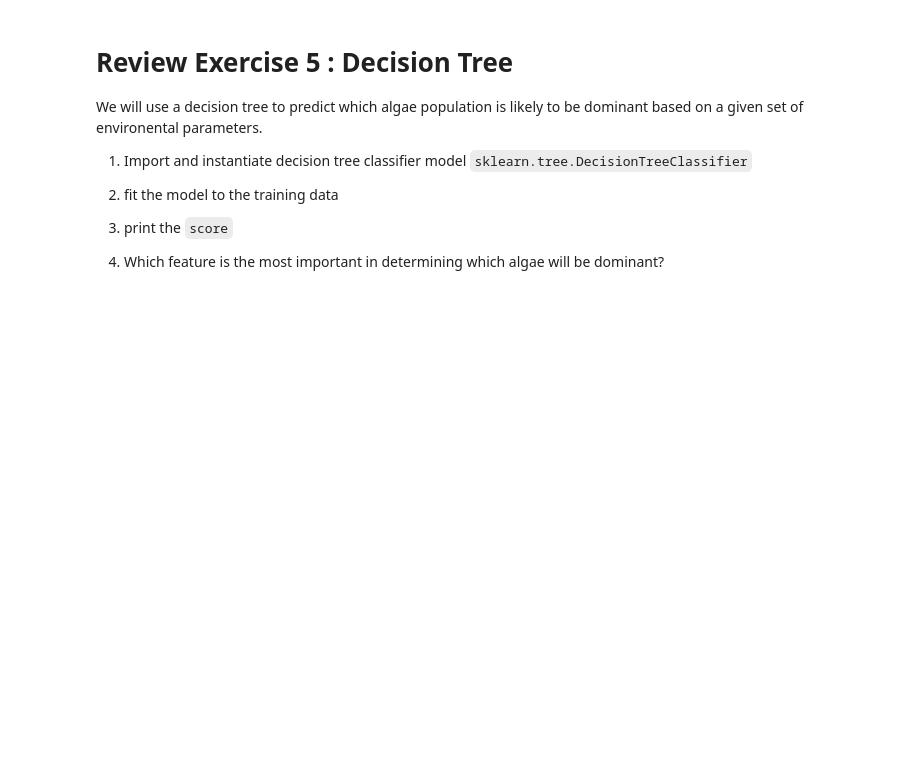
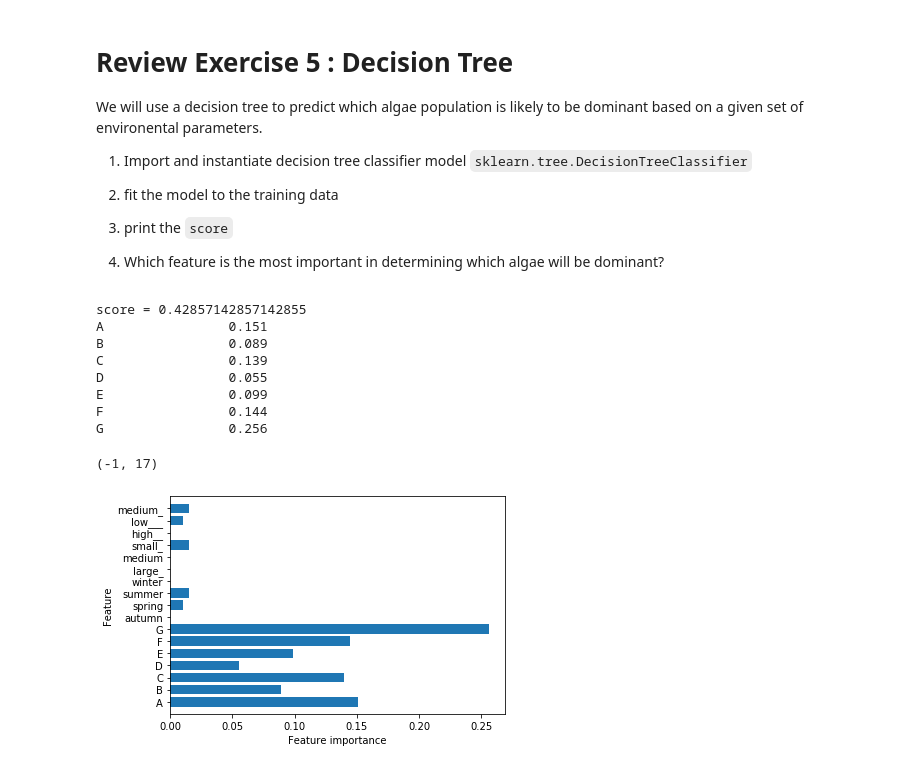
Before and after one commit to hphilamore/ILAS_PyEng2019, a Jupyter notebook: 10_MachineLearning2_SupervisedLearning_ClassMaterial.ipynb, the cells around one changed output. Cells and saved outputs as stored; diff of their text form; code cells hidden in the pictures; blank space fills up the shorter version.

```diff
--- a/10_MachineLearning2_SupervisedLearning_ClassMaterial.ipynb
+++ b/10_MachineLearning2_SupervisedLearning_ClassMaterial.ipynb
@@ -2227,3 +2352,17 @@ We will use a neural network to predict which algae population will be highest b
 1. Print the model to the *scaled* training data and print the score
 
 1. What is the impact of scaling the data on the accuracy of the model?
+# %%
+# Review Exercise 4
+# Example Solution
+
+from sklearn.neural_network import MLPClassifier # 1. import model
+mlp = MLPClassifier(random_state=0)
+
+
+mlp.fit(X_train, y_train)                       # 2. fit the model to the training data
+print(f"score = {mlp.score(X_test, y_test)}")
+
+
+mlp.fit(X_train_scaled, y_train)                # 3. fit model to SCALED traning data
+print(f"score (scaled): {mlp.score(X_test_scaled, y_test)}")
@@ -2239,3 +2381,47 @@ We will use a decision tree to predict which algae population is likely to be do
 1. print the `score`
 
 1. Which feature is the most important in determining which algae will be dominant?
+# %%
+# Review Exercise 5
+# Example Solution
+
+from sklearn.model_selection import train_test_split
+
+from sklearn.tree import DecisionTreeClassifier     # 1. Import and instantiate decision tree classifier                      # 6. Import decision tree model
+
+tree = DecisionTreeClassifier()
+
+tree.fit(X_train, y_train)                          # 2. fit model to training data
+
+print(f"score = {tree.score(X_test, y_test)}")      # 3. print the score for each model
+
+
+for f, t in zip(algae.loc[:,:'G'].columns,          # 4. which feature is the most important?
+                tree.feature_importances_):
+    print(f, '\t\t', round(t, 3))
+
+
+# 4. feature importance as bar chart
+n_features = X_train.shape[1] # number of features
+
+plt.barh(np.arange(n_features),
+         tree.feature_importances_, # use the method feature_importance_ as above
+         align='center')
+
+plt.yticks(np.arange(n_features),
+           values.columns)
+
+plt.xlabel("Feature importance")
+plt.ylabel("Feature")
+plt.ylim(-1, n_features)
+# %% [output]
+score = 0.42857142857142855
+A                0.151
+B                0.089
+C                0.139
+D                0.055
+E                0.099
+F                0.144
+G                0.256
+(-1, 17)
+[figure, added]
```
Also changed, not shown: parts of 6 cells of this notebook, 11 other files.
